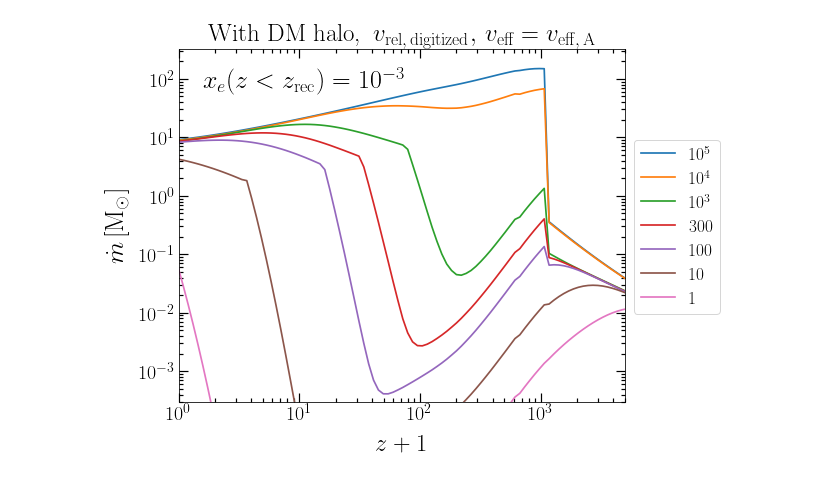
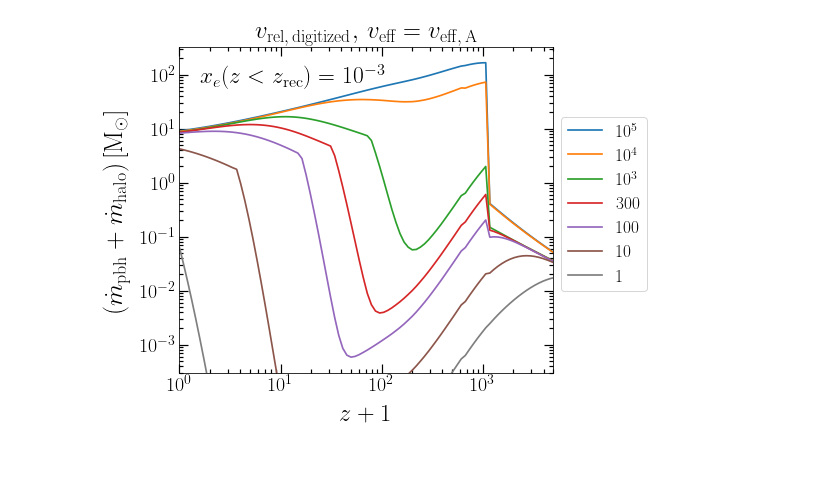
Before and after one commit to pratibhajangra591/project-2, a Jupyter notebook: m_dot.ipynb, the cells around one changed output. Drawn from its saved outputs; the diff is of its cells as text; code cells hidden in the pictures.

```diff
--- a/m_dot.ipynb
+++ b/m_dot.ipynb
@@ -273,35 +259,39 @@ plt.show()
 # %%
 colors = ['C0', 'C1','C2','C3','C4', 'C5']
-fig,ax = plt.subplots(1, figsize = (8, 6.5))
+fig,ax = plt.subplots(1, figsize = (6.7, 6))
 plt.rc('lines', linewidth = 1.7)
 plt.rcParams['font.family'] = 'serif'
 plt.tick_params(axis = 'both', right=True, top=True, which = 'minor', width= 1.2, length = 4, direction = 'in')
 plt.tick_params(axis = 'both', right=True, top=True, which = 'major', width= 1.2, length = 9, direction = 'in')
 
 
 mi_arr = np.array([1e5, 1e4, 1000, 300, 100, 10, 1])
 z_arr = np.geomspace(1, 1e4, 100)
-m_dot_arr = np.zeros(len(z_arr))
+colors = ['C0', 'C1', 'C2', 'C3', 'C4', 'C5', 'C7']
+m_dot_total_arr = np.zeros(len(z_arr))
 
 e_fraction = 1e-3
-for i, m in enumerate(mi_arr):
-    for i, z in enumerate(z_arr):
-        m_dot_arr[i] = m_dot_DMhalo_veffA(z)
-
-    plt.loglog(z_arr, m_dot_arr)
+for i, (m, color) in enumerate(zip(mi_arr, colors)):
+    for j, z in enumerate(z_arr):
+        m_dot_total_arr[j] = m_dot_halo(z, m) + m_dot_pbh(z, m)
+    ax.loglog(z_arr, m_dot_total_arr, color = color)
 
 
-plt.text(1.6, 70, '$x_{e}(z < z_\mathrm{rec}) = 10^{-3}$', fontsize = 26)
+
+
+
+
+plt.text(1.6, 70, '$x_{e}(z < z_\mathrm{rec}) = 10^{-3}$', fontsize = 23.5)
 plt.xlabel('$z+1$',  fontsize = 24.5, labelpad = 10)
-plt.ylabel('$\dot m \, \mathrm{[M_{\odot}]}$', fontsize = 26, labelpad = 10)
+plt.ylabel('$(\dot m_\mathrm{pbh} + \dot m_\mathrm{halo}) \, \mathrm{[M_{\odot}]}$', fontsize = 26, labelpad = 10)
+plt.legend([ '$10^{5}$' ,  '$10^{4}$', '$10^{3}$', '$300$','$100$', '$10$','$1$'],
+           title_fontsize = 12, loc = (1.02, 0.25), prop = {"size":17.3})
 plt.xticks(fontsize = 20)
 plt.yticks(fontsize = 20)
-plt.legend( [ '$10^{5}$' ,  '$10^{4}$', '$10^{3}$', '$300$','$100$', '$10$','$1$'],
-           title_fontsize = 12, loc = (1.02, 0.25), prop = {"size":17.3})
 plt.ylim(3e-4, 330)
 plt.xlim(1, 5000)
-plt.title('With DM halo, $\,v_\mathrm{rel,\, digitized},\, v_\mathrm{eff} = v_\mathrm{eff,\, A}$', fontsize = 25, pad = 8)
-plt.savefig('m_dot_DMhalo_xe1e-3.pdf', bbox_inches = 'tight')
+plt.title(' $\,v_\mathrm{rel,\, digitized},\, v_\mathrm{eff} = v_\mathrm{eff,\, A}$', fontsize = 25, pad = 8)
+plt.savefig('m_dot_pbhhalo_xe1e-3.pdf', bbox_inches = 'tight')
 plt.show()
 # %% [output]
-[figure, old version]
+[figure, new version]
```
Also changed, not shown: parts of 14 cells of this notebook.
